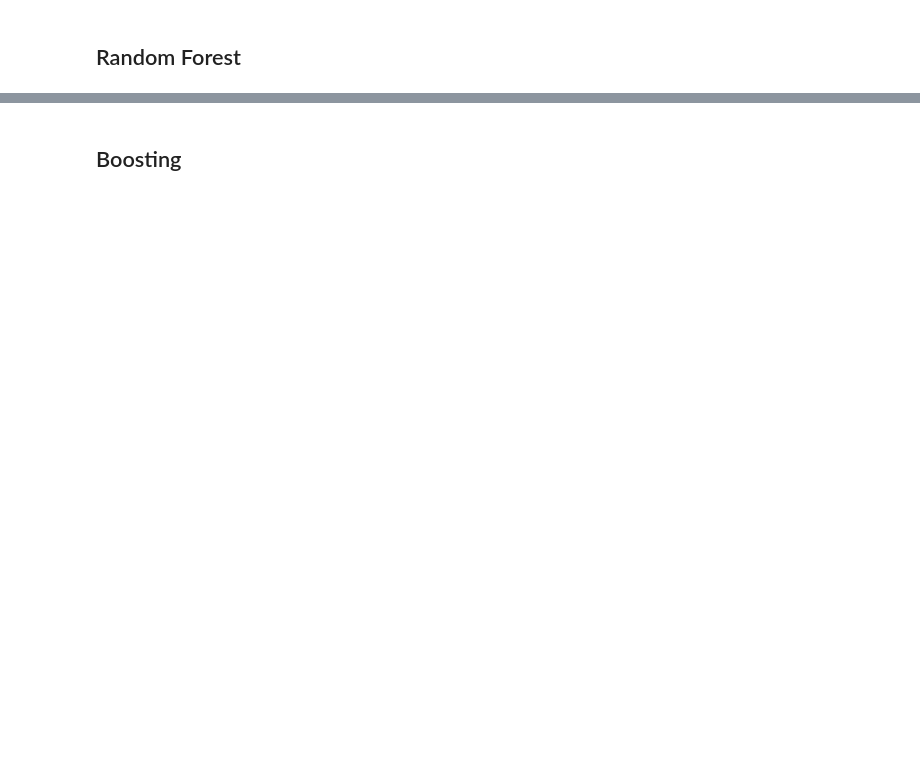
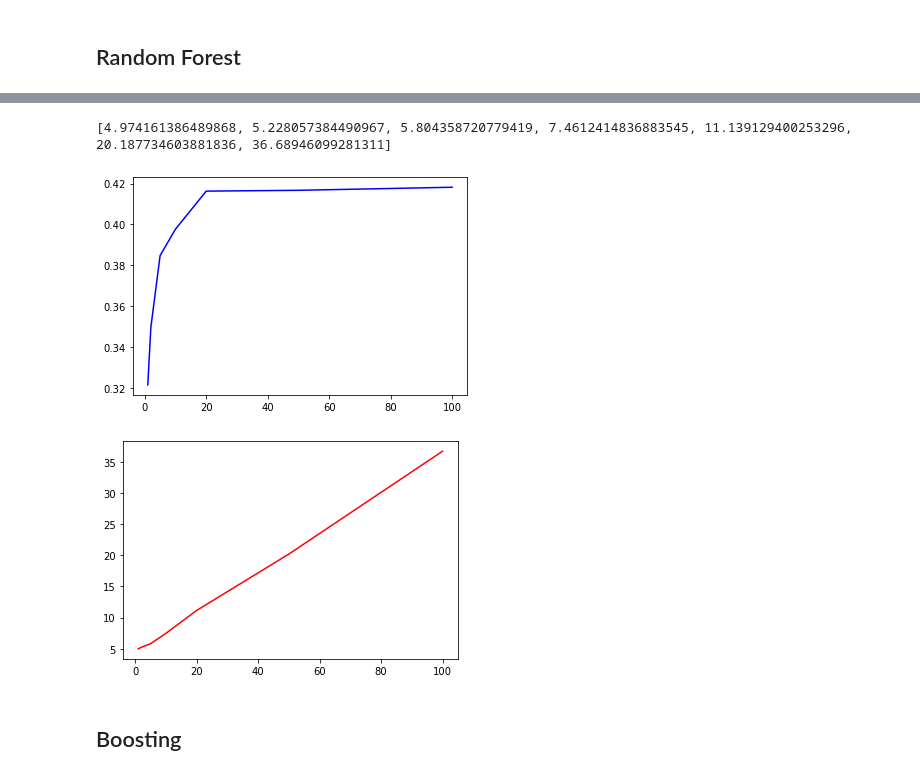
Before and after one commit to Asocsar/MD, a Jupyter notebook: Second_Part/Meta-methods.ipynb, the cells around one changed output, grey strips where cells are left out. Saved outputs shown, nothing was run; the diff lists cells and outputs as text; code cells hidden in the pictures; blank space fills up the shorter version.

```diff
--- a/Second_Part/Meta-methods.ipynb
+++ b/Second_Part/Meta-methods.ipynb
@@ -167,3 +161,13 @@ Accuracy: 0.385 [100]
+# %%
+fig1, ax1 = plt.subplots()
+ax1.plot([1,2,5,10,20,50,100],lext, color='b')
+fig2, ax2 = plt.subplots()
+ax2.plot([1,2,5,10,20,50,100],timeestamp, color='r')
+print(timeestamp)
+# %% [output]
+[4.974161386489868, 5.228057384490967, 5.804358720779419, 7.4612414836883545, 11.139129400253296, 20.187734603881836, 36.68946099281311]
+[figure, added]
+[figure, added]
 # %% [markdown]
 ## Boosting
 # %%
```
Also changed, not shown: parts of 16 cells of this notebook.
